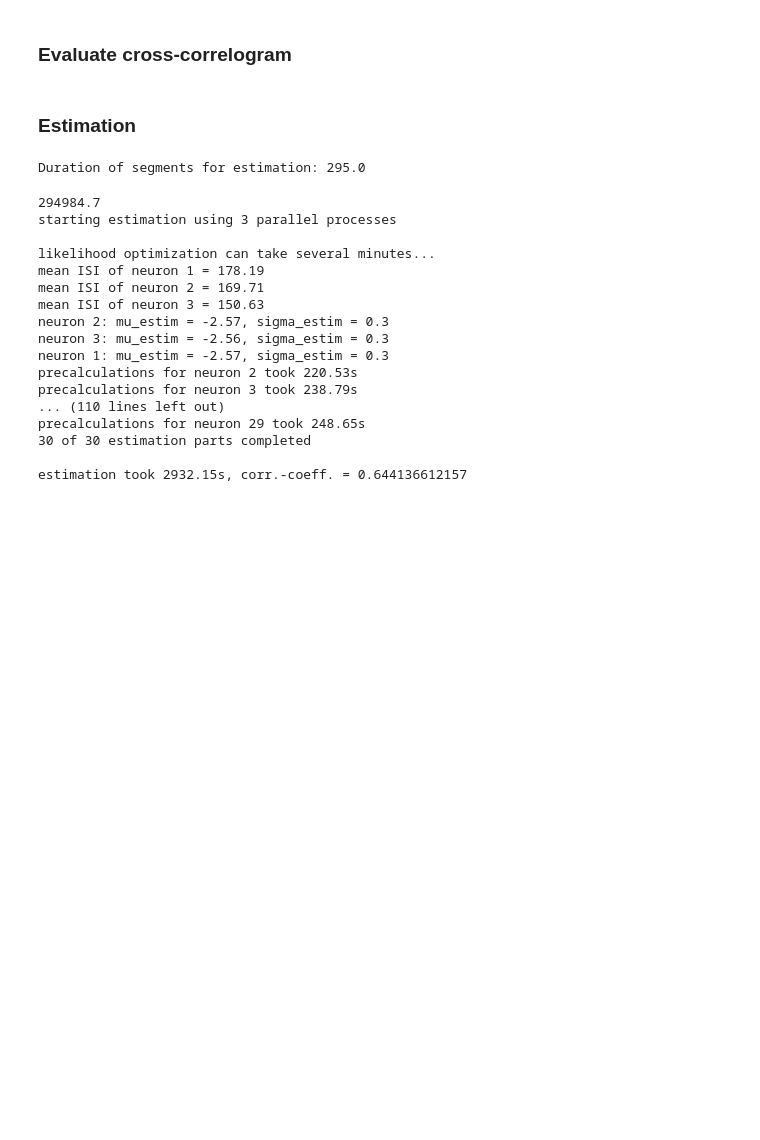
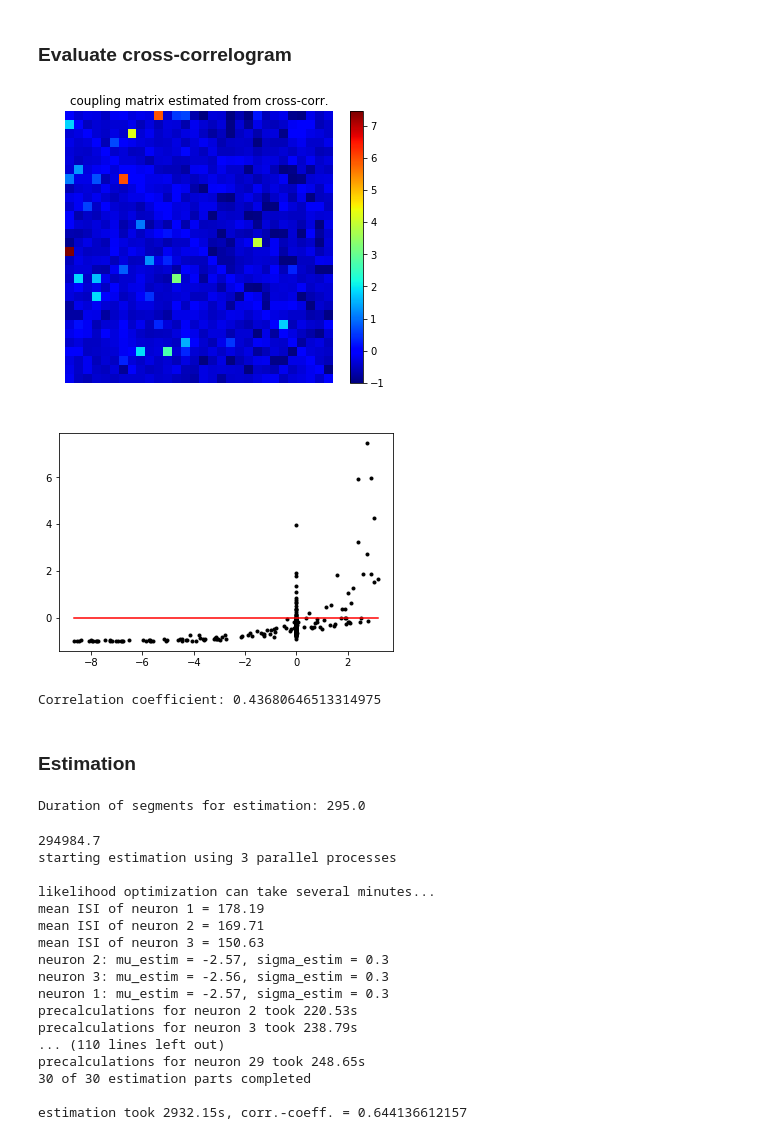
Before and after one commit to yger/inference, a Jupyter notebook: network_inference.ipynb, the cells around one changed output. Cells and saved outputs as stored; diff of their text form; code cells hidden in the pictures; blank space fills up the shorter version.

Commit message:
connectivity mat. from cross corr.

```diff
--- a/network_inference.ipynb
+++ b/network_inference.ipynb
@@ -274,5 +261,63 @@ print 'Red: neuron of row ID excites neuron of column ID'
 # %% [markdown]
 ### Evaluate cross-correlogram
+# %%
+alpha = np.zeros((Nneurons_obs,Nneurons_obs))
+for i_N in range(Nneurons_obs):
+    for j_N in range(Nneurons_obs):
+        if i_N!=j_N:
+            x1 = spikes[i_N,:obs_time*1000]
+            x2 = spikes[j_N,:obs_time*1000]
+            fr1 = np.sum(x1)/obs_time #firing rate neuron 1
+            fr2 = np.sum(x2)/obs_time #firing rate neuron 2
+
+            e = fr1*fr2*obs_time*stepsize/1000 #noise
+            cg = CCG[i_N,j_N][int(len(steps)/2)+1:] #cross correlogram for positive lags
+            d = cg - e #difference to noise
+            # check first time bin
+            if d[0]>0: #excitatory
+
+                dpos = (cg>e).astype(float)
+                delay = 0
+                sigma = np.where(np.diff(dpos)==-1)[0][0]+1 - delay
+                #d_ex = np.max(d[delay:delay+sigma])
+                d_ex = d[delay]
+                alpha_ex = d_ex*sigma*fr2/e
+                alpha[i_N,j_N] = alpha_ex
+            else:
+                dneg = (cg<e).astype(float)
+                delay = np.where(dneg)[0][0]
+                #sigma = np.where(np.diff(dneg)==-1)[0]
+                #if len(sigma)!=0:
+                #    sigma = sigma[0]+1 - delay
+                #    d_inh = np.min(d[delay:delay+sigma])
+                #else:
+                #    d_inh = np.min(d[delay:])
+                d_inh = d[delay]
+                alpha_inh = d_inh/e
+                alpha[i_N,j_N] = alpha_inh
+
+# visualize predicted connectivity matrix
+figure(figsize=(6,5))
+subplot(111)
+imshow(alpha.T, origin='upper', interpolation='nearest',
+           aspect='auto', cmap=plt.cm.jet)
+title('coupling matrix estimated from cross-corr.')
+colorbar()
+axis('off')
+#savefig('plots/%s_Jobs.pdf' %filename)
+show()
+
+figure()
+plot(Jmat_obs.flatten(),alpha.flatten(),'ko',ms=3)
+plot([np.min(Jmat_obs), np.max(Jmat_obs)],[0,0],'r')
+show()
+
+cc = np.corrcoef(np.ravel(alpha),np.ravel(Jmat_obs))[0,1] # correlation
+print 'Correlation coefficient:',cc
+# %% [output]
+[figure, added]
+[figure, added]
+Correlation coefficient: 0.43680646513314975
 # %% [markdown]
 ### Estimation
 # %%
```
Also changed, not shown: parts of 4 cells of this notebook.
